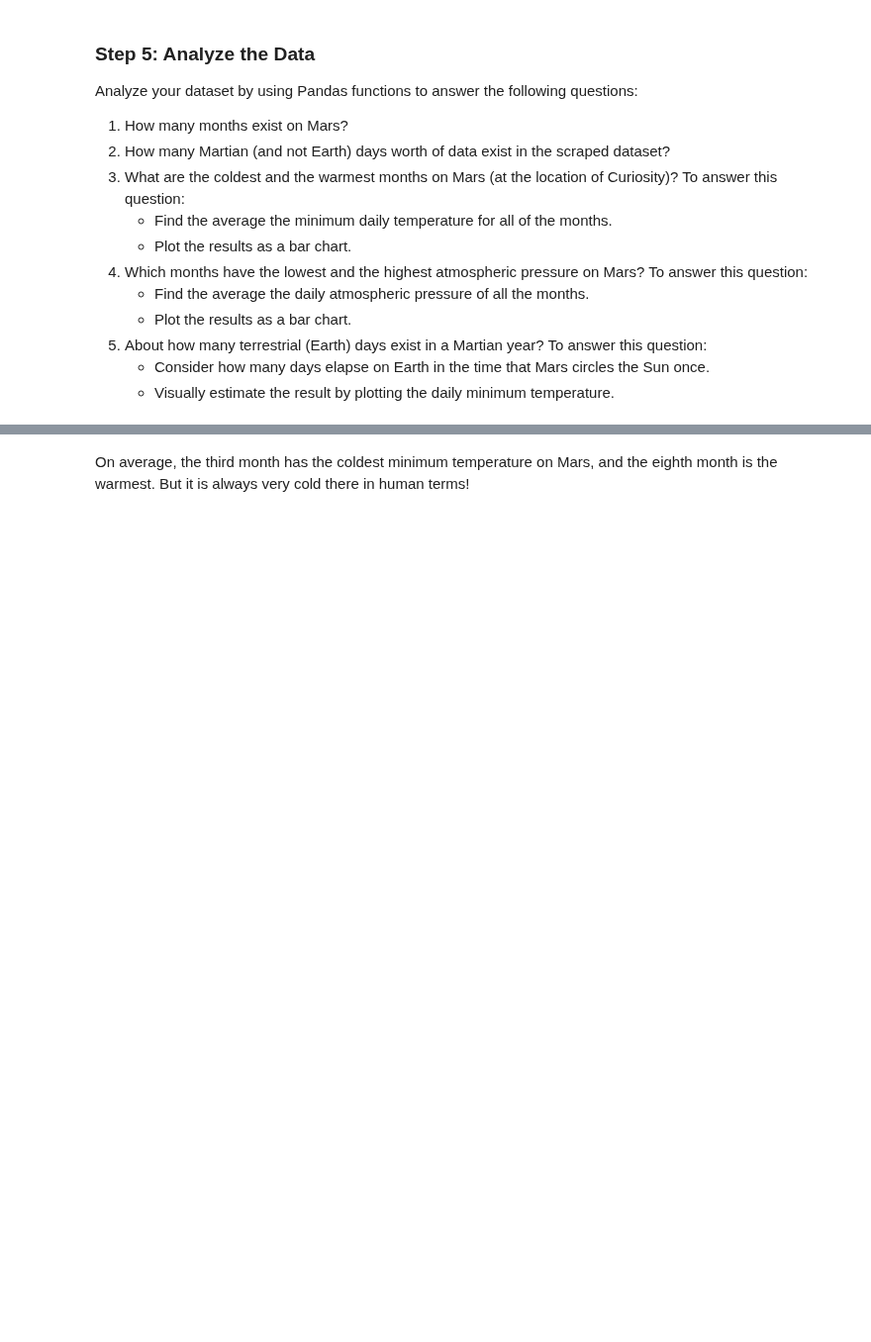
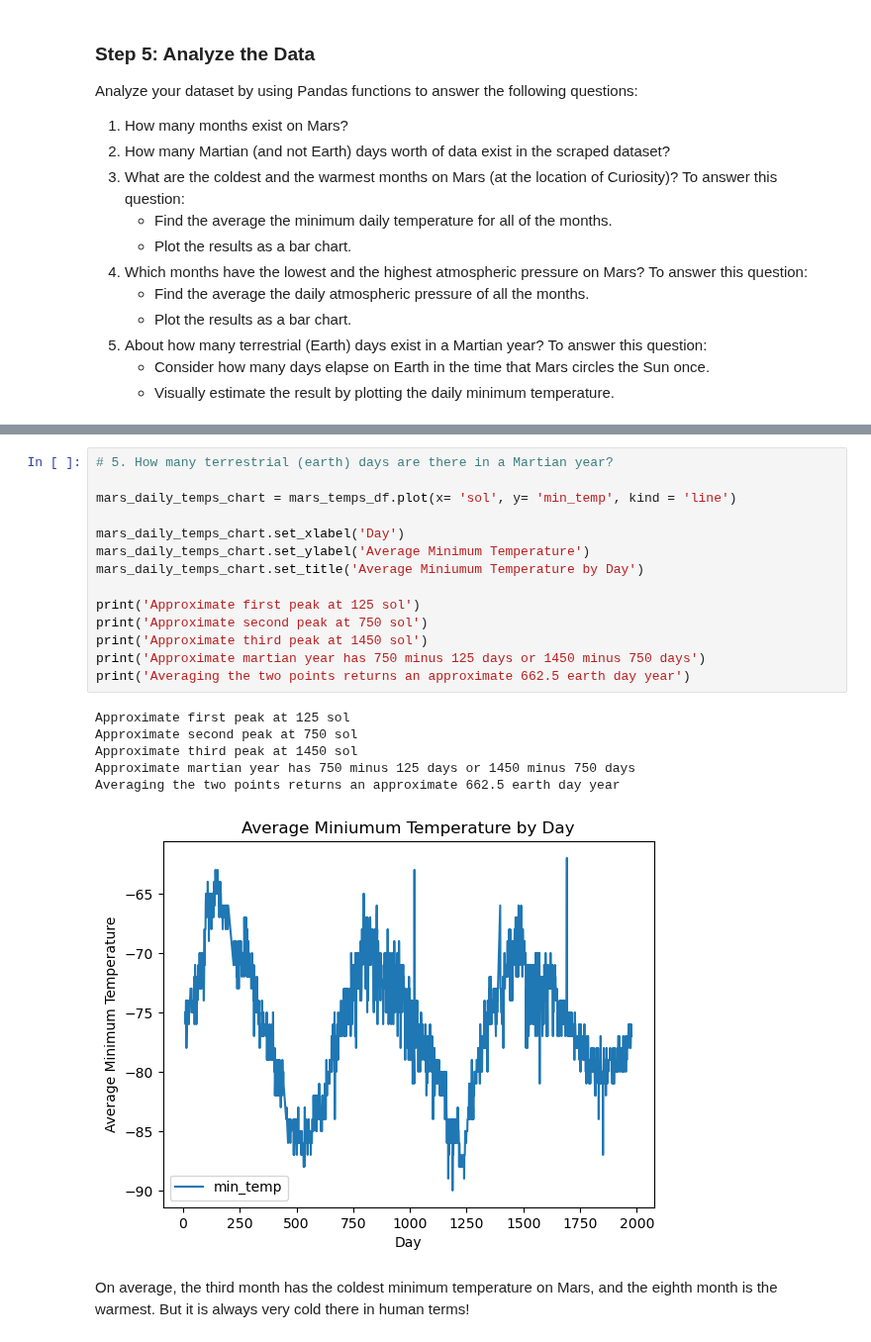
Before and after one commit to andrew8185/data-scraping-challenge, a Jupyter notebook: Starter_Code/part_2_mars_weather.ipynb, the cells around one changed output, grey strips where cells are left out. Shown at 99% size. Drawn from its saved outputs; the diff is of its cells as text; blank space fills up the shorter version.

```diff
--- a/Starter_Code/part_2_mars_weather.ipynb
+++ b/Starter_Code/part_2_mars_weather.ipynb
@@ -147,3 +243,24 @@ Analyze your dataset by using Pandas functions to answer the following questions
+# %%
+# 5. How many terrestrial (earth) days are there in a Martian year?
+
+mars_daily_temps_chart = mars_temps_df.plot(x= 'sol', y= 'min_temp', kind = 'line')
+
+mars_daily_temps_chart.set_xlabel('Day')
+mars_daily_temps_chart.set_ylabel('Average Minimum Temperature')
+mars_daily_temps_chart.set_title('Average Miniumum Temperature by Day')
+
+print('Approximate first peak at 125 sol')
+print('Approximate second peak at 750 sol')
+print('Approximate third peak at 1450 sol')
+print('Approximate martian year has 750 minus 125 days or 1450 minus 750 days')
+print('Averaging the two points returns an approximate 662.5 earth day year')
+# %% [output]
+Approximate first peak at 125 sol
+Approximate second peak at 750 sol
+Approximate third peak at 1450 sol
+Approximate martian year has 750 minus 125 days or 1450 minus 750 days
+Averaging the two points returns an approximate 662.5 earth day year
+[figure, added]
 # %% [markdown]
 On average, the third month has the coldest minimum temperature on Mars, and the eighth month is the warmest. But it is always very cold there in human terms!
 # %% [markdown]
```
Also changed, not shown: parts of 17 cells of this notebook, 1 other file.
